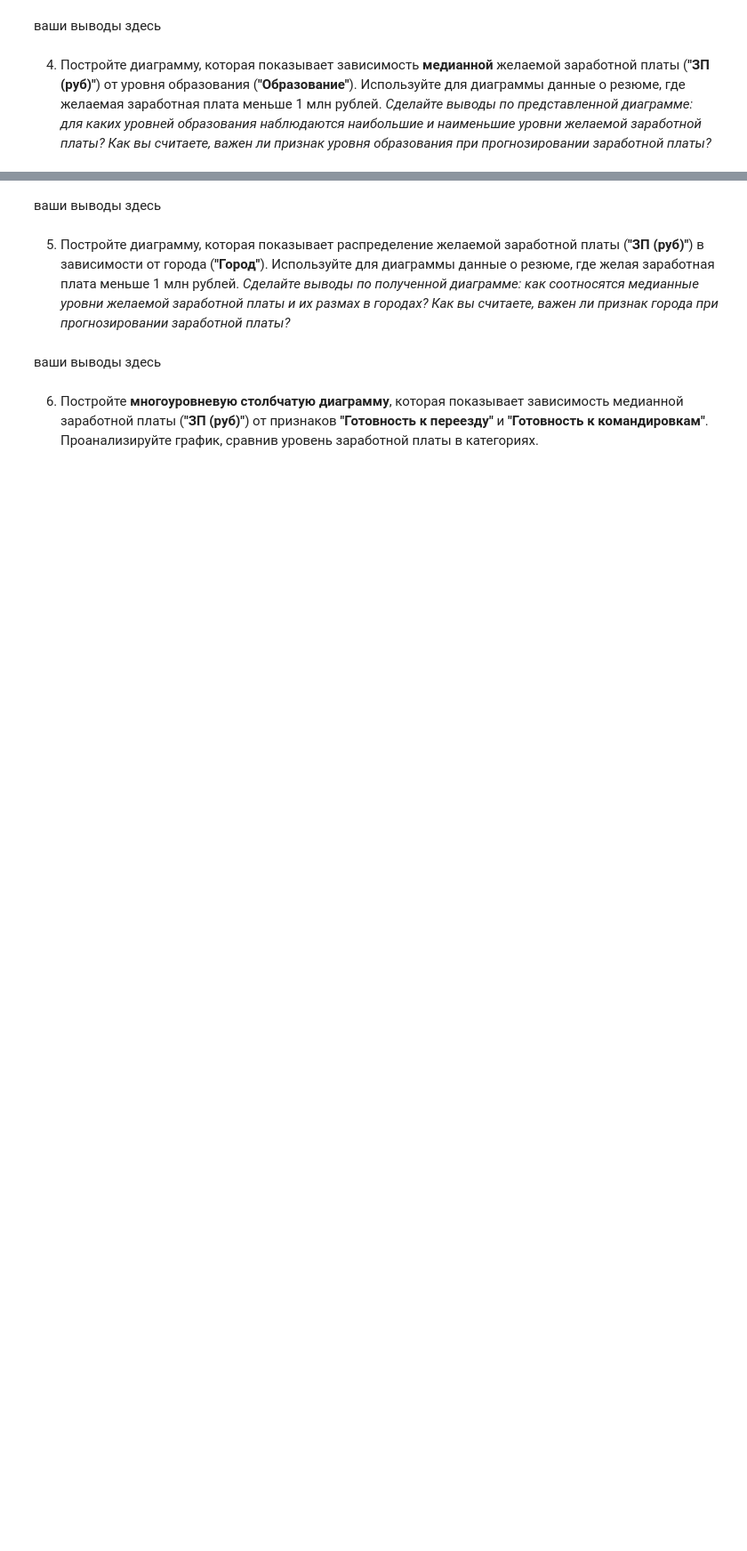
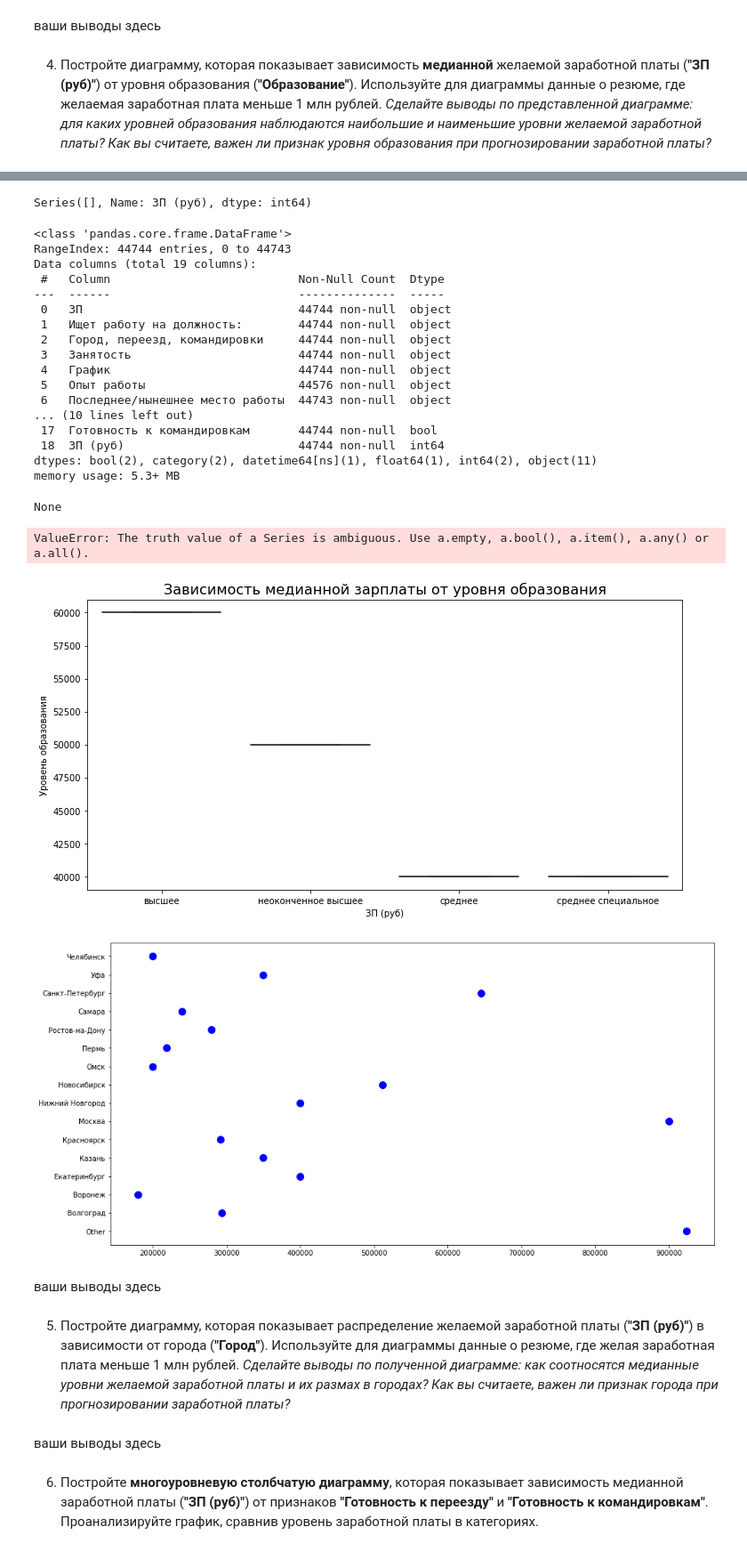
Before and after one commit to madskillskill/sf_data_science, a Jupyter notebook: PROJECT-1/Project_1.ipynb, the cells around one changed output, grey strips where cells are left out. Shown at 89% size. Drawn from its saved outputs; the diff is of its cells as text; code cells hidden in the pictures; blank space fills up the shorter version.

```diff
--- a/PROJECT-1/Project_1.ipynb
+++ b/PROJECT-1/Project_1.ipynb
@@ -575,20 +575,76 @@ Text(0.5, 0, 'Размер зароботной платы')
 *Сделайте выводы по представленной диаграмме: для каких уровней образования наблюдаются наибольшие и наименьшие уровни желаемой заработной платы? Как вы считаете, важен ли признак уровня образования при прогнозировании заработной платы?*
 # %%
 display(hh_df.value_counts(['ЗП (руб)','Образование'], ascending=True))
+mask = hh_df[hh_df['ЗП (руб)']<1000000]
+#print(mask)
+#print(hh_df[mask].median)
+
+mask=mask.groupby('Образование')['ЗП (руб)']
+#display(hh_df(mask).mean)
+
+display(hh_df[hh_df['Образование']=='Высшее']['ЗП (руб)'])
+display(hh_df.info())
+
+
+
+
+bar1 = hh_df[hh_df['ЗП (руб)']<1e6].groupby('Образование', as_index=False).median()
+
+fig = plt.figure(figsize=(12, 6))
+boxplot = sns.boxplot(data=bar1, x='Образование', y='ЗП (руб)')
+boxplot.set_title('Зависимость медианной зарплаты от уровня образования', fontsize=16)
+boxplot.set_xlabel('ЗП (руб)')
+boxplot.set_ylabel('Уровень образования')
+
+bar2 = hh_df[hh_df['ЗП (руб)']<1e6].groupby('Город', as_index=False).max()
+
+fig = plt.figure(figsize=(12, 6))
+axes = fig.add_axes([0, 0, 1, 1])
+axes.scatter(
+    x=bar2['ЗП (руб)'],
+    y=bar2['Город'],
+    s=100,
+    marker='o',
+    c = 'blue'
+);
+
+print(hh_df[hh_df['Готовность к переезду'] == True & hh_df['Готовность к командировкам'] == True]['PG (руб)'].median())
 # %% [output]
 ЗП (руб)  Образование
 60230     высшее                    1
 74000     неоконченное высшее       1
 73439     неоконченное высшее       1
 72888     высшее                    1
 72839     среднее специальное       1
                                  ...
 100000    высшее                 1965
 30000     высшее                 2016
 60000     высшее                 2384
 40000     высшее                 2578
 50000     высшее                 2922
 Length: 1586, dtype: int64
+Series([], Name: ЗП (руб), dtype: int64)
+<class 'pandas.core.frame.DataFrame'>
+RangeIndex: 44744 entries, 0 to 44743
+Data columns (total 19 columns):
+ #   Column                           Non-Null Count  Dtype
+---  ------                           --------------  -----
+ 0   ЗП                               44744 non-null  object
+ 1   Ищет работу на должность:        44744 non-null  object
+ 2   Город, переезд, командировки     44744 non-null  object
+ 3   Занятость                        44744 non-null  object
+ 4   График                           44744 non-null  object
+ 5   Опыт работы                      44576 non-null  object
+ 6   Последнее/нынешнее место работы  44743 non-null  object
+... (10 lines left out)
+ 17  Готовность к командировкам       44744 non-null  bool
+ 18  ЗП (руб)                         44744 non-null  int64
+dtypes: bool(2), category(2), datetime64[ns](1), float64(1), int64(2), object(11)
+memory usage: 5.3+ MB
+None
+ValueError: The truth value of a Series is ambiguous. Use a.empty, a.bool(), a.item(), a.any() or a.all().
+[figure, added]
+[figure, added]
 # %% [markdown]
 ваши выводы здесь
 # %% [markdown]
```
Also changed, not shown: parts of 1 cell of this notebook, 1 other file.
